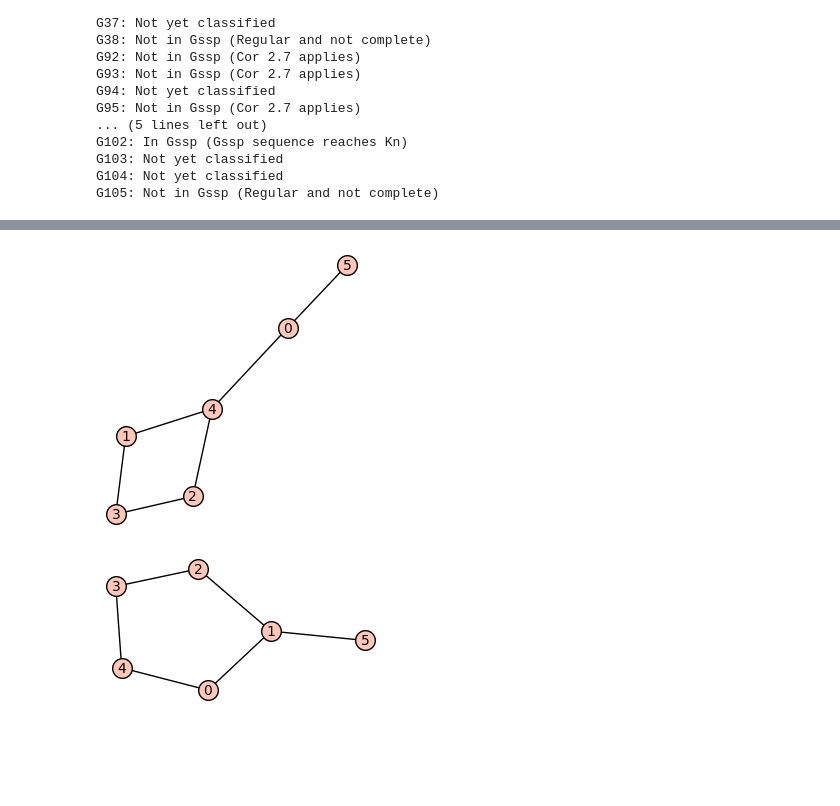
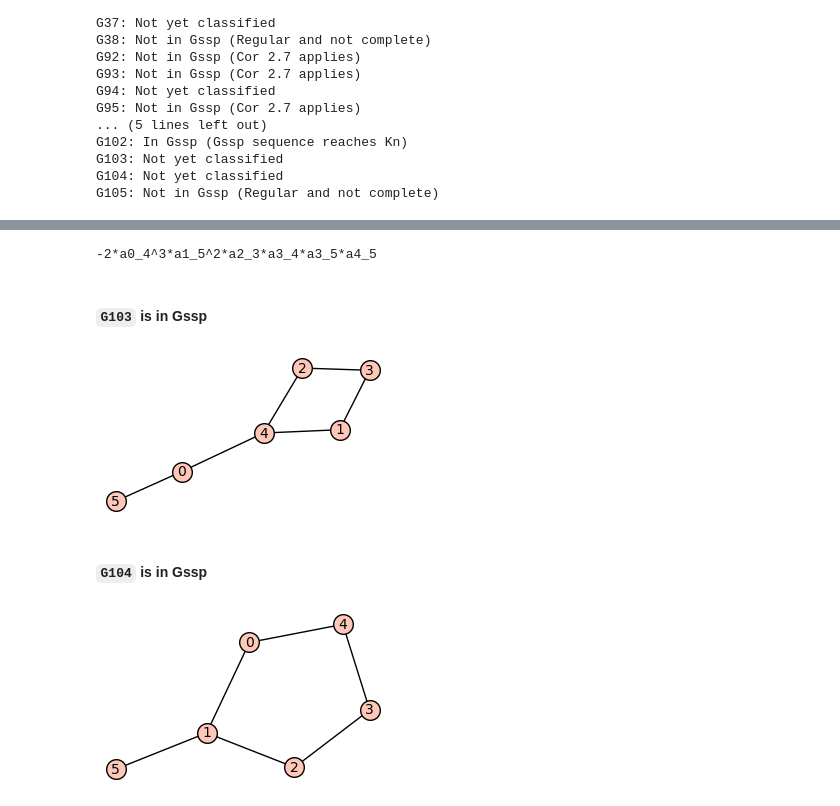
Before and after one commit to jephianlin/publish, a Jupyter notebook: Gssp_illustration.ipynb, the cells around one changed output, grey strips where cells are left out. Cells and saved outputs as stored; diff of their text form; code cells hidden in the pictures; blank space fills up the shorter version.

```diff
--- a/Gssp_illustration.ipynb
+++ b/Gssp_illustration.ipynb
@@ -251,4 +263,5 @@ True
 # %%
 ### import networkx to access the atlas of graphs
 ### An Atlas of Graphs by Ronald C. Read and Robin J. Wilson, Oxford University Press, 1998
-import networkx.generators.atlas as atlas
+import networkx as nx
+atlas = nx.generators.atlas.graph_atlas_g()
@@ -330,5 +361,12 @@ g.show(figsize=[3,3])
+# %%
+p = M.determinant()
+p
+# %% [output]
+-2*a0_4^3*a1_5^2*a2_3*a3_4*a3_5*a4_5
+# %% [markdown]
+#### `G103` is in Gssp
 # %%
-g = Graph(atlas.graph_atlas(103))
+g = Graph(atlas[103])
 g.show(figsize=[3,3])
 # %% [output]
-[figure, old version]
+[figure, new version]
@@ -335,5 +375,7 @@ g.show(figsize=[3,3])
+# %% [markdown]
+#### `G104` is in Gssp
 # %%
-g = Graph(atlas.graph_atlas(104))
+g = Graph(atlas[104])
 g.show(figsize=[3,3])
 # %% [output]
-[figure, old version]
+[figure, new version]
```
Also changed, not shown: parts of 10 cells of this notebook, 1 other file.
